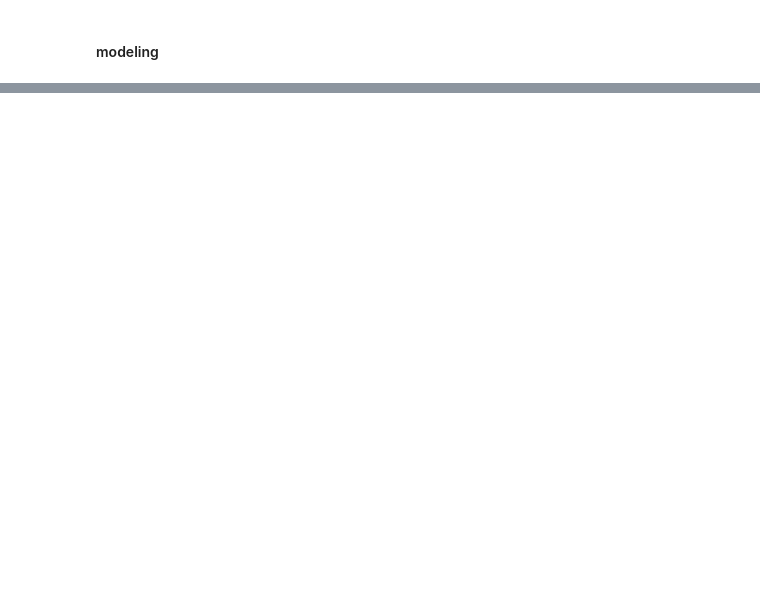
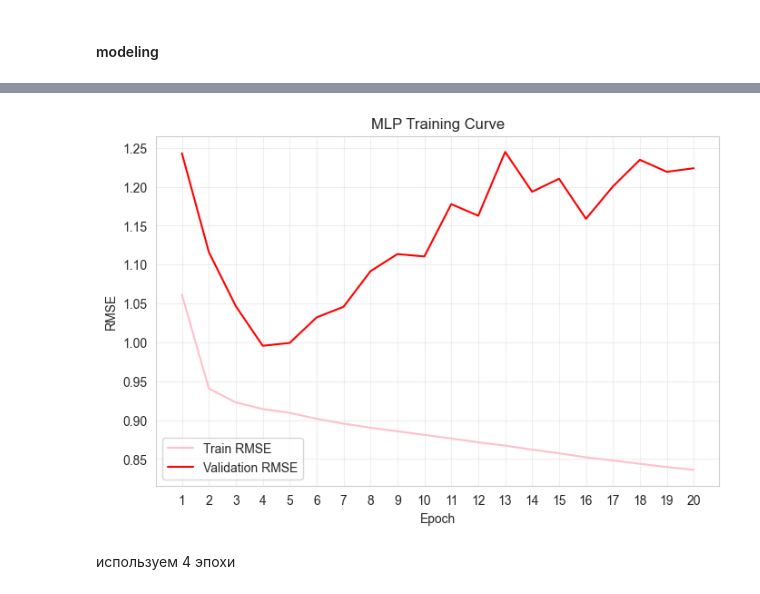
Before and after one commit to meomato/films-recs, a Jupyter notebook: Рекомендательная_система_фильмов.ipynb, the cells around one changed output, grey strips where cells are left out. Saved outputs shown, nothing was run; the diff lists cells and outputs as text; code cells hidden in the pictures; blank space fills up the shorter version.

```diff
--- a/Рекомендательная_система_фильмов.ipynb
+++ b/Рекомендательная_система_фильмов.ipynb
@@ -348,0 +791,4 @@ y_test = test["user_rating"]
+# %%
+groups = X_train_boost["user_id"]
+X_train_cb = X_train_boost.drop(columns=["user_id", "movie_id"])
+X_test_cb = X_test_boost.drop(columns=["user_id", "movie_id"])
@@ -348,0 +927,3 @@ y_test = test["user_rating"]
+# %%
+train_dataset = MovieDataset(X_train_mlp, y_train)
+test_dataset = MovieDataset(X_test_mlp, y_test)
@@ -348,0 +942,5 @@ y_test = test["user_rating"]
+# %%
+n_users = train["user_idx"].nunique()
+n_movies = train["movie_idx"].nunique()
+
+n_features = len(feature_cols)
@@ -348,0 +949,15 @@ y_test = test["user_rating"]
+# %%
+param_grid = {
+    "emb_dim": [32, 64, 128],
+    "hidden_dim": [128, 256],
+    "dropout": [0.2, 0.3, 0.4],
+    "lr": [1e-3, 5e-4],
+    "activation": ["relu", "gelu"],
+    "batch_norm": [True, False]
+}
+
+def get_activation(name):
+    if name == "relu":
+        return nn.ReLU()
+    if name == "gelu":
+        return nn.GELU()
@@ -348,0 +1191,22 @@ y_test = test["user_rating"]
+# %%
+epochs_range = range(1, epochs + 1)
+
+plt.figure(figsize=(8,5))
+
+plt.plot(epochs_range, train_losses, label="Train RMSE", color="pink")
+plt.plot(epochs_range, val_losses, label="Validation RMSE", color="red")
+
+plt.xlabel("Epoch")
+plt.ylabel("RMSE")
+plt.title("MLP Training Curve")
+
+plt.xticks(epochs_range)
+
+plt.legend()
+plt.grid(alpha=0.3)
+
+plt.show()
+# %% [output]
+[figure, added]
+# %% [markdown]
+используем 4 эпохи
```
Also changed, not shown: parts of 78 cells of this notebook, 1 other file.
